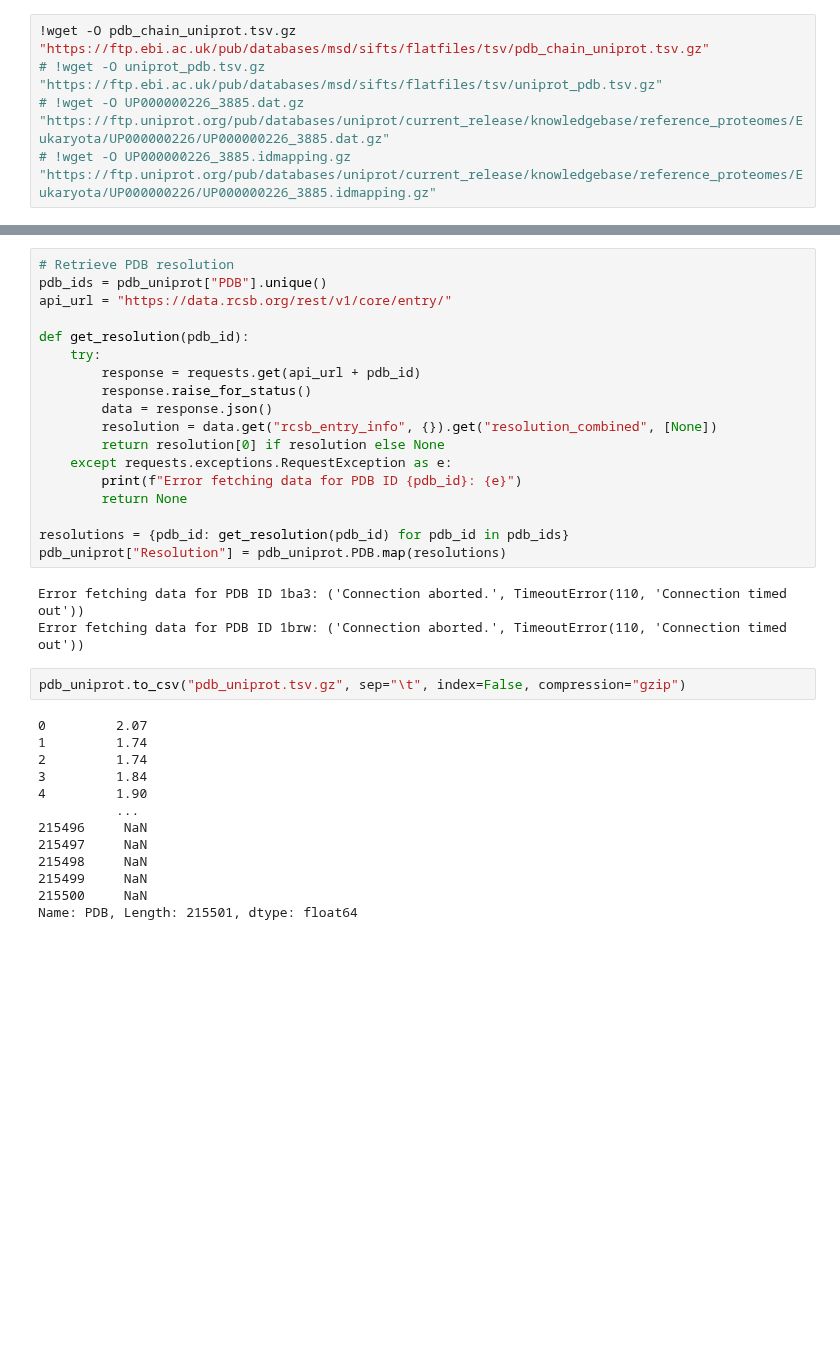
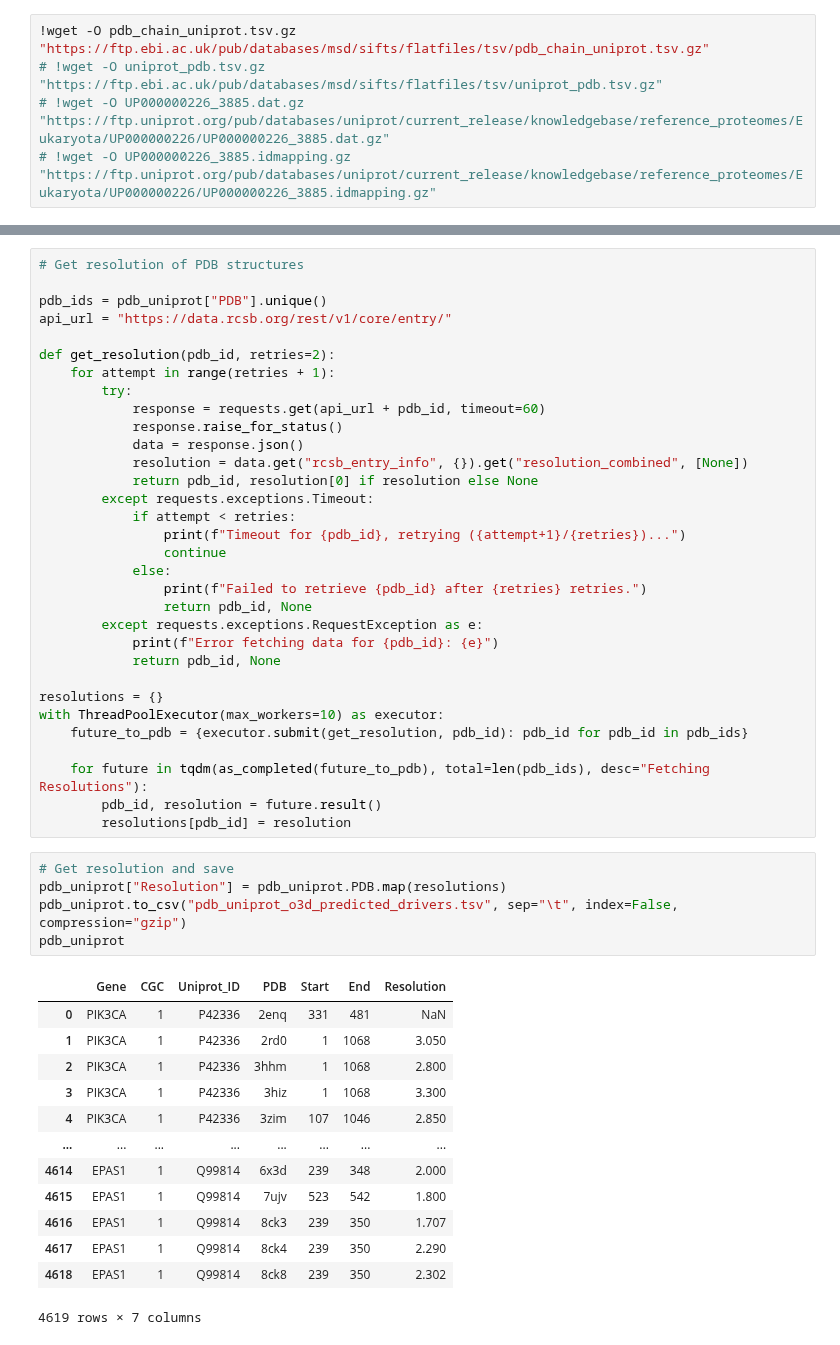
Before and after one commit to bbglab/oncodrive3d_paper, a Jupyter notebook: review_01/pdb_analysis/pdb_analysis.ipynb, the cells around one changed output, grey strips where cells are left out. Cells and saved outputs as stored; diff of their text form; blank space fills up the shorter version.

```diff
--- a/review_01/pdb_analysis/pdb_analysis.ipynb
+++ b/review_01/pdb_analysis/pdb_analysis.ipynb
@@ -112,36 +116,51 @@ pdb_uniprot
 # %%
-# Retrieve PDB resolution
+# Get resolution of PDB structures
+
 pdb_ids = pdb_uniprot["PDB"].unique()
 api_url = "https://data.rcsb.org/rest/v1/core/entry/"
 
-def get_resolution(pdb_id):
-    try:
-        response = requests.get(api_url + pdb_id)
-        response.raise_for_status()
-        data = response.json()
-        resolution = data.get("rcsb_entry_info", {}).get("resolution_combined", [None])
-        return resolution[0] if resolution else None
-    except requests.exceptions.RequestException as e:
-        print(f"Error fetching data for PDB ID {pdb_id}: {e}")
-        return None
+def get_resolution(pdb_id, retries=2):
+    for attempt in range(retries + 1):
+        try:
+            response = requests.get(api_url + pdb_id, timeout=60)
+            response.raise_for_status()
+            data = response.json()
+            resolution = data.get("rcsb_entry_info", {}).get("resolution_combined", [None])
+            return pdb_id, resolution[0] if resolution else None
+        except requests.exceptions.Timeout:
+            if attempt < retries:
+                print(f"Timeout for {pdb_id}, retrying ({attempt+1}/{retries})...")
+                continue
+            else:
+                print(f"Failed to retrieve {pdb_id} after {retries} retries.")
+                return pdb_id, None
+        except requests.exceptions.RequestException as e:
+            print(f"Error fetching data for {pdb_id}: {e}")
+            return pdb_id, None
 
-resolutions = {pdb_id: get_resolution(pdb_id) for pdb_id in pdb_ids}
-pdb_uniprot["Resolution"] = pdb_uniprot.PDB.map(resolutions)
+resolutions = {}
+with ThreadPoolExecutor(max_workers=10) as executor:
+    future_to_pdb = {executor.submit(get_resolution, pdb_id): pdb_id for pdb_id in pdb_ids}
+
+    for future in tqdm(as_completed(future_to_pdb), total=len(pdb_ids), desc="Fetching Resolutions"):
+        pdb_id, resolution = future.result()
+        resolutions[pdb_id] = resolution
-# %% [output]
-Error fetching data for PDB ID 1ba3: ('Connection aborted.', TimeoutError(110, 'Connection timed out'))
-Error fetching data for PDB ID 1brw: ('Connection aborted.', TimeoutError(110, 'Connection timed out'))
 # %%
-pdb_uniprot.to_csv("pdb_uniprot.tsv.gz", sep="\t", index=False, compression="gzip")
+# Get resolution and save
+pdb_uniprot["Resolution"] = pdb_uniprot.PDB.map(resolutions)
+pdb_uniprot.to_csv("pdb_uniprot_o3d_predicted_drivers.tsv", sep="\t", index=False, compression="gzip")
+pdb_uniprot
 # %% [output]
+|  | Gene | CGC | Uniprot_ID | PDB | Start | End | Resolution |
+| 0 | PIK3CA | 1 | P42336 | 2enq | 331 | 481 | NaN |
+| 1 | PIK3CA | 1 | P42336 | 2rd0 | 1 | 1068 | 3.050 |
+| 2 | PIK3CA | 1 | P42336 | 3hhm | 1 | 1068 | 2.800 |
+| 3 | PIK3CA | 1 | P42336 | 3hiz | 1 | 1068 | 3.300 |
+| 4 | PIK3CA | 1 | P42336 | 3zim | 107 | 1046 | 2.850 |
+| ... | ... | ... | ... | ... | ... | ... | ... |
+| 4614 | EPAS1 | 1 | Q99814 | 6x3d | 239 | 348 | 2.000 |
+| 4615 | EPAS1 | 1 | Q99814 | 7ujv | 523 | 542 | 1.800 |
+| 4616 | EPAS1 | 1 | Q99814 | 8ck3 | 239 | 350 | 1.707 |
+| 4617 | EPAS1 | 1 | Q99814 | 8ck4 | 239 | 350 | 2.290 |
+| 4618 | EPAS1 | 1 | Q99814 | 8ck8 | 239 | 350 | 2.302 |
-0         2.07
-1         1.74
-2         1.74
-3         1.84
-4         1.90
-          ...
-215496     NaN
-215497     NaN
-215498     NaN
-215499     NaN
-215500     NaN
-Name: PDB, Length: 215501, dtype: float64
+4619 rows × 7 columns
```
Also changed, not shown: parts of 26 cells of this notebook.
